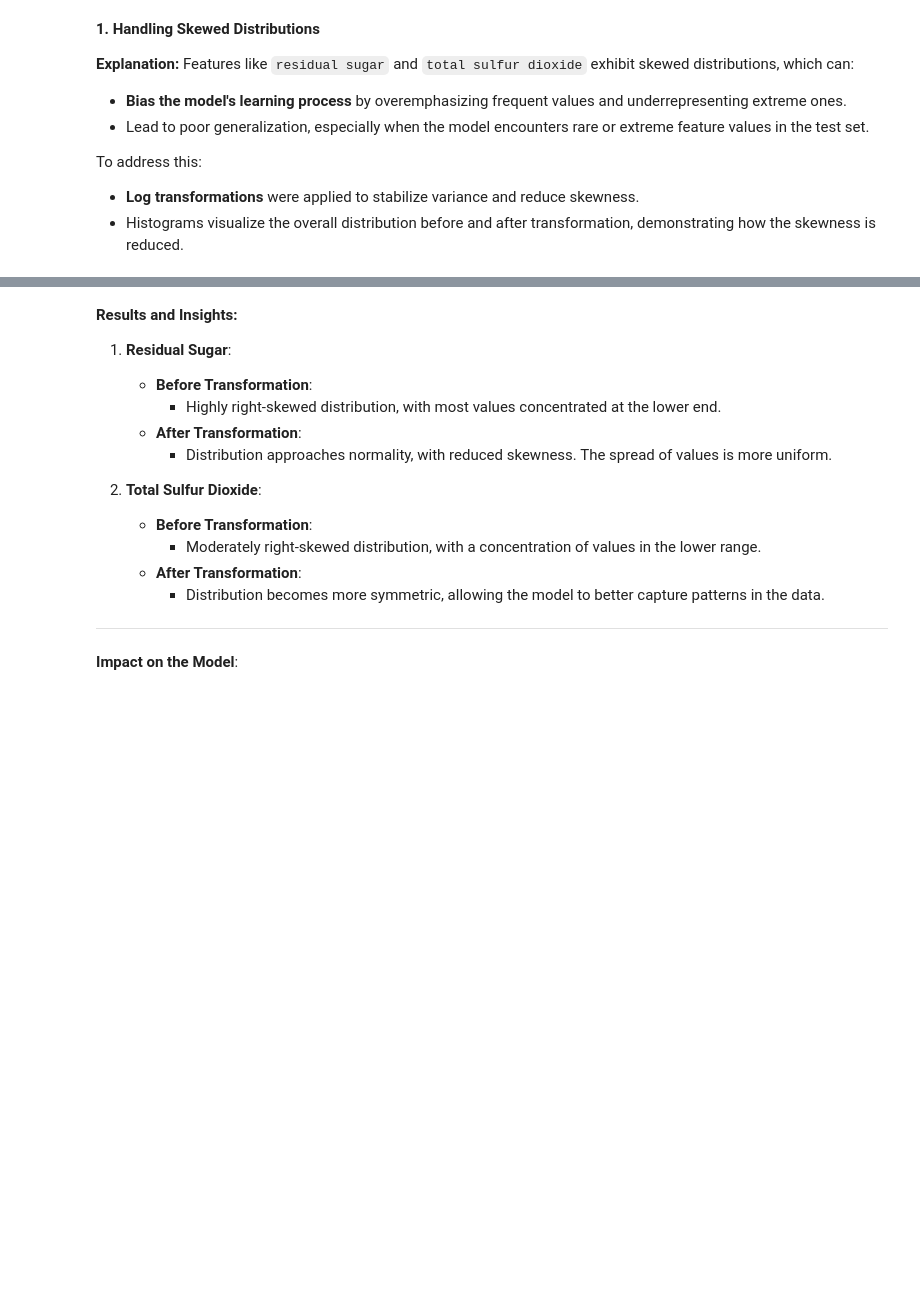
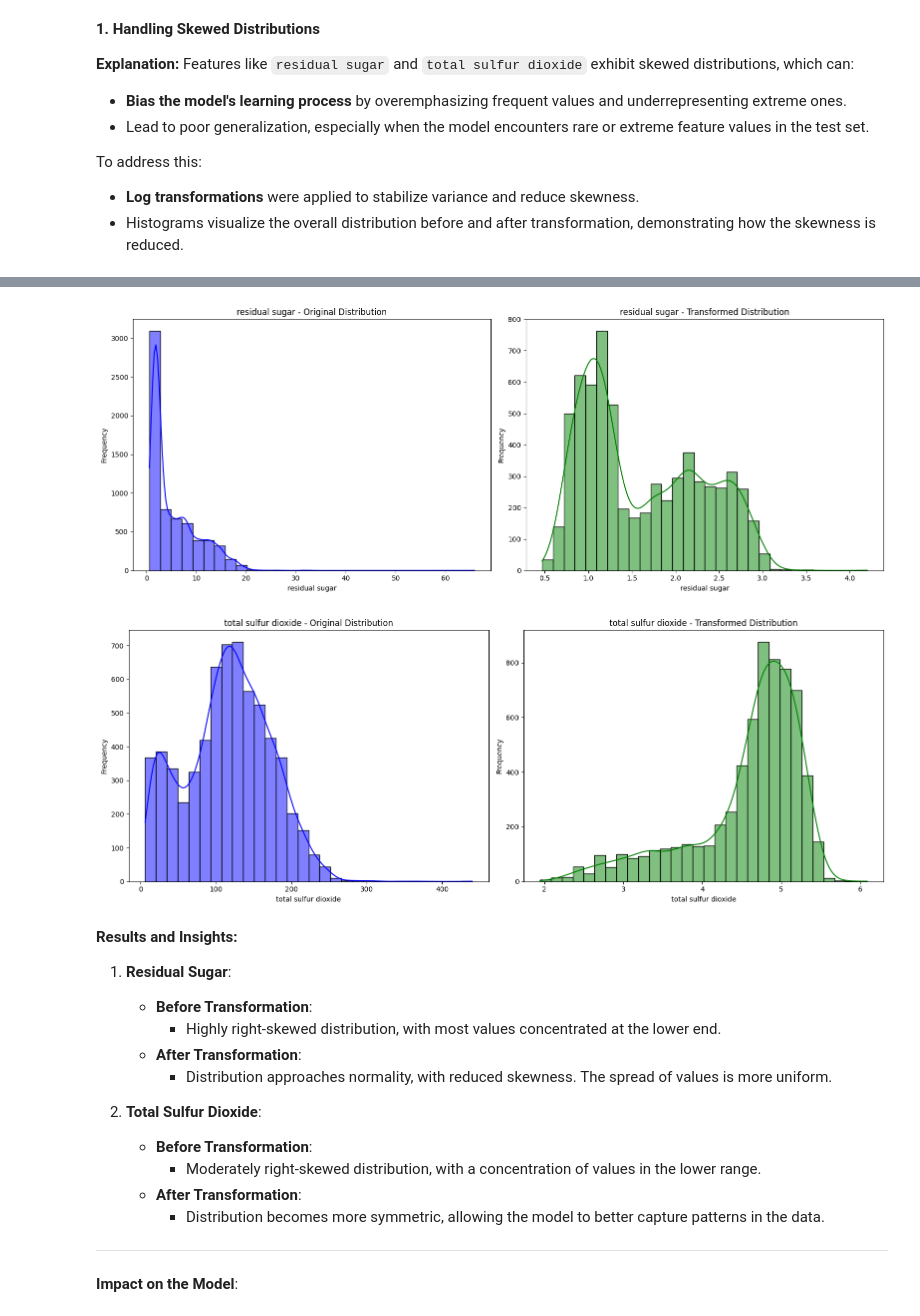
Before and after one commit to amitkarol/TDS-WineQualityPrediction, a Jupyter notebook: part2.ipynb, the cells around one changed output, grey strips where cells are left out. Saved outputs shown, nothing was run; the diff lists cells and outputs as text; code cells hidden in the pictures; blank space fills up the shorter version.

```diff
--- a/part2.ipynb
+++ b/part2.ipynb
@@ -141,3 +117,33 @@ for feature in skewed_features:
+# %%
+# Visualization of skewed features before and after transformation
+skewed_features = ['residual sugar', 'total sulfur dioxide']
+
+for feature in skewed_features:
+    if feature in X.columns:  # Ensure the feature exists
+        # Create side-by-side visualizations
+        fig, axes = plt.subplots(1, 2, figsize=(16, 6))
+
+        # Original distribution
+        sns.histplot(X[feature], kde=True, bins=30, ax=axes[0], color='blue')
+        axes[0].set_title(f'{feature} - Original Distribution')
+        axes[0].set_xlabel(feature)
+        axes[0].set_ylabel('Frequency')
+
+        # Apply log transformation
+        X[feature] = np.log1p(X[feature])
+
+        # Transformed distribution
+        sns.histplot(X[feature], kde=True, bins=30, ax=axes[1], color='green')
+        axes[1].set_title(f'{feature} - Transformed Distribution')
+        axes[1].set_xlabel(feature)
+        axes[1].set_ylabel('Frequency')
+
+        # Adjust layout
+        plt.tight_layout()
+        plt.show()
+# %% [output]
+[figure, added]
+[figure, added]
 # %% [markdown]
 **Results and Insights:**
 
```
Also changed, not shown: parts of 12 cells of this notebook.
